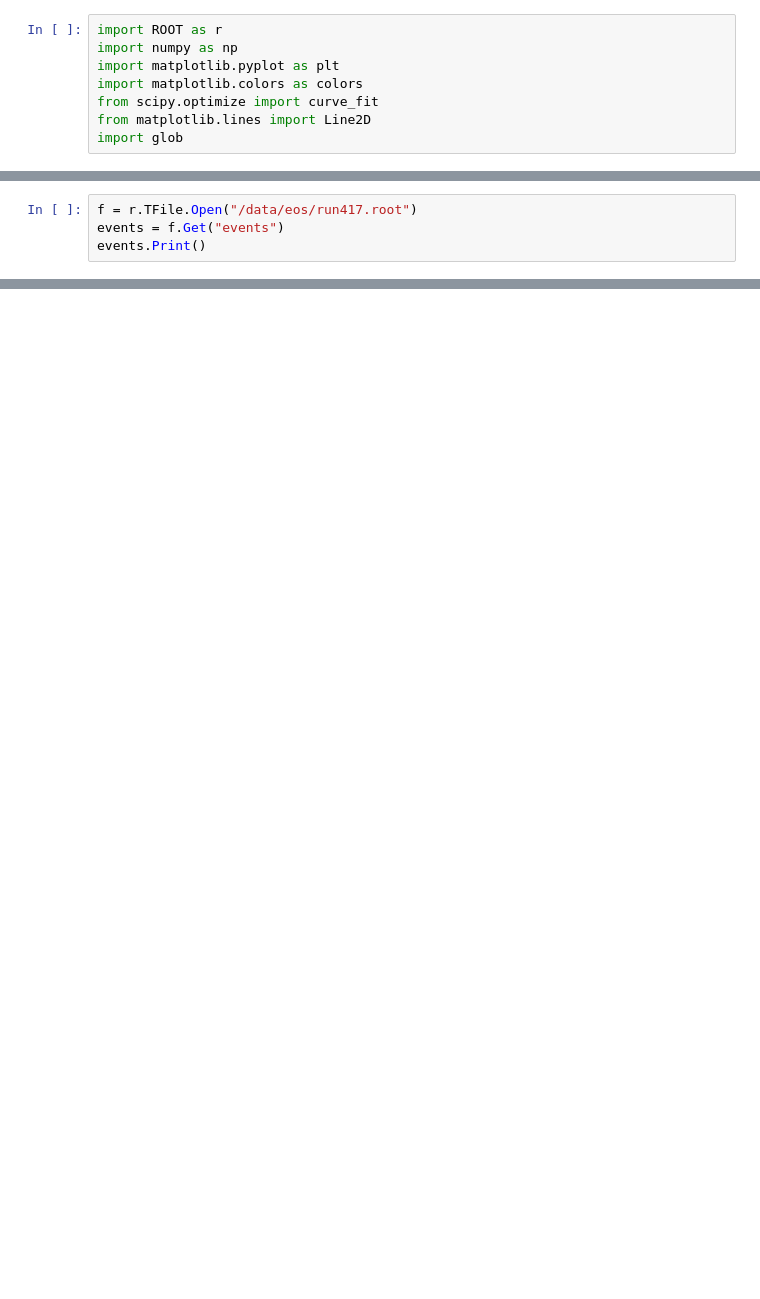
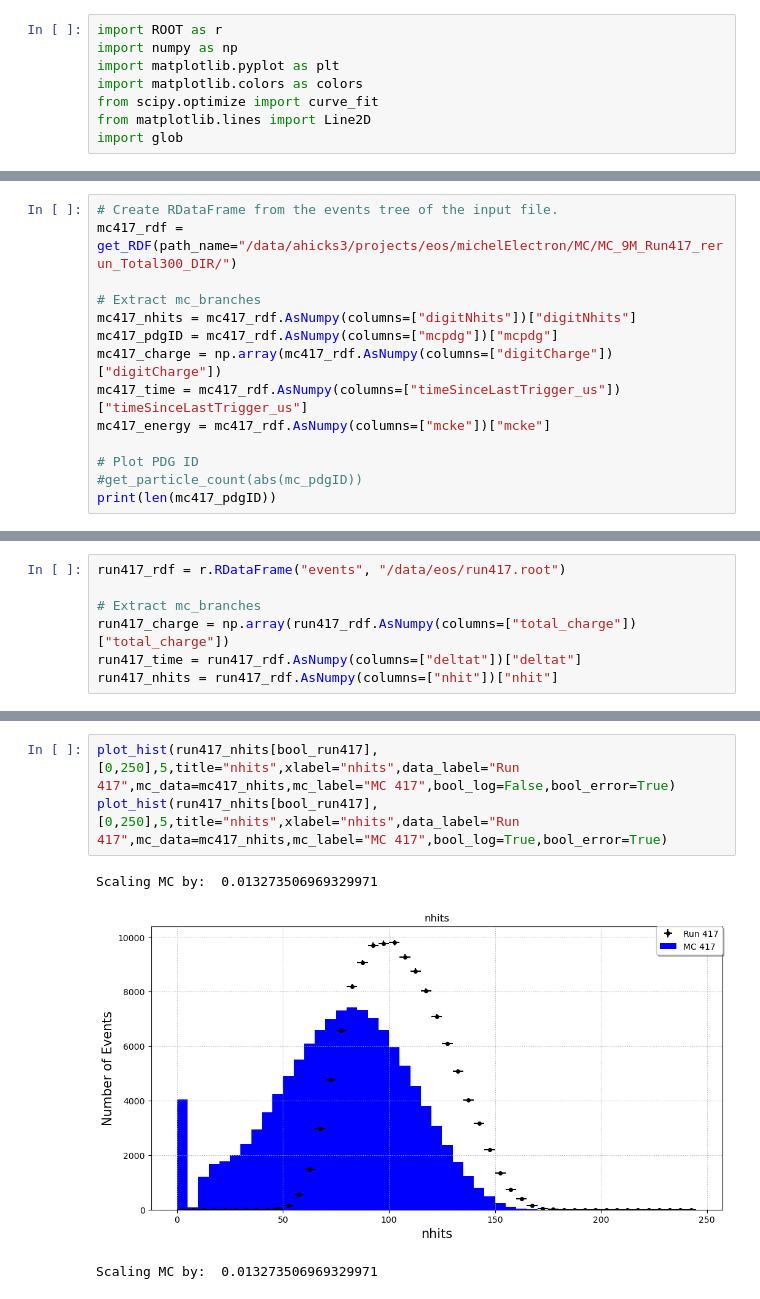
Before and after one commit to wtoslac/EosAnalyses, a Jupyter notebook: Austin/micheal_electron_analysis.ipynb, the cells around one changed output, grey strips where cells are left out. Saved outputs shown, nothing was run; the diff lists cells and outputs as text; blank space fills up the shorter version.

```diff
--- a/Austin/micheal_electron_analysis.ipynb
+++ b/Austin/micheal_electron_analysis.ipynb
@@ -505,4 +8,0 @@ events.Show(0)
-# %%
-f = r.TFile.Open("/data/eos/run417.root")
-events = f.Get("events")
-events.Print()
@@ -579,0 +357,14 @@ Scaling MC by:  0.011148607459203734
+# %%
+# Create RDataFrame from the events tree of the input file.
+mc417_rdf = get_RDF(path_name="/data/ahicks3/projects/eos/michelElectron/MC/MC_9M_Run417_rerun_Total300_DIR/")
+
+# Extract mc_branches
+mc417_nhits = mc417_rdf.AsNumpy(columns=["digitNhits"])["digitNhits"]
+mc417_pdgID = mc417_rdf.AsNumpy(columns=["mcpdg"])["mcpdg"]
+mc417_charge = np.array(mc417_rdf.AsNumpy(columns=["digitCharge"])["digitCharge"])
+mc417_time = mc417_rdf.AsNumpy(columns=["timeSinceLastTrigger_us"])["timeSinceLastTrigger_us"]
+mc417_energy = mc417_rdf.AsNumpy(columns=["mcke"])["mcke"]
+
+# Plot PDG ID
+#get_particle_count(abs(mc_pdgID))
+print(len(mc417_pdgID))
@@ -579,0 +424,7 @@ Scaling MC by:  0.011148607459203734
+# %%
+run417_rdf = r.RDataFrame("events", "/data/eos/run417.root")
+
+# Extract mc_branches
+run417_charge = np.array(run417_rdf.AsNumpy(columns=["total_charge"])["total_charge"])
+run417_time = run417_rdf.AsNumpy(columns=["deltat"])["deltat"]
+run417_nhits = run417_rdf.AsNumpy(columns=["nhit"])["nhit"]
@@ -579,0 +461,7 @@ Scaling MC by:  0.011148607459203734
+# %%
+plot_hist(run417_nhits[bool_run417],[0,250],5,title="nhits",xlabel="nhits",data_label="Run 417",mc_data=mc417_nhits,mc_label="MC 417",bool_log=False,bool_error=True)
+plot_hist(run417_nhits[bool_run417],[0,250],5,title="nhits",xlabel="nhits",data_label="Run 417",mc_data=mc417_nhits,mc_label="MC 417",bool_log=True,bool_error=True)
+# %% [output]
+Scaling MC by:  0.013273506969329971
+[figure, added]
+Scaling MC by:  0.013273506969329971
```
Also changed, not shown: parts of 45 cells of this notebook, 1 other file.
